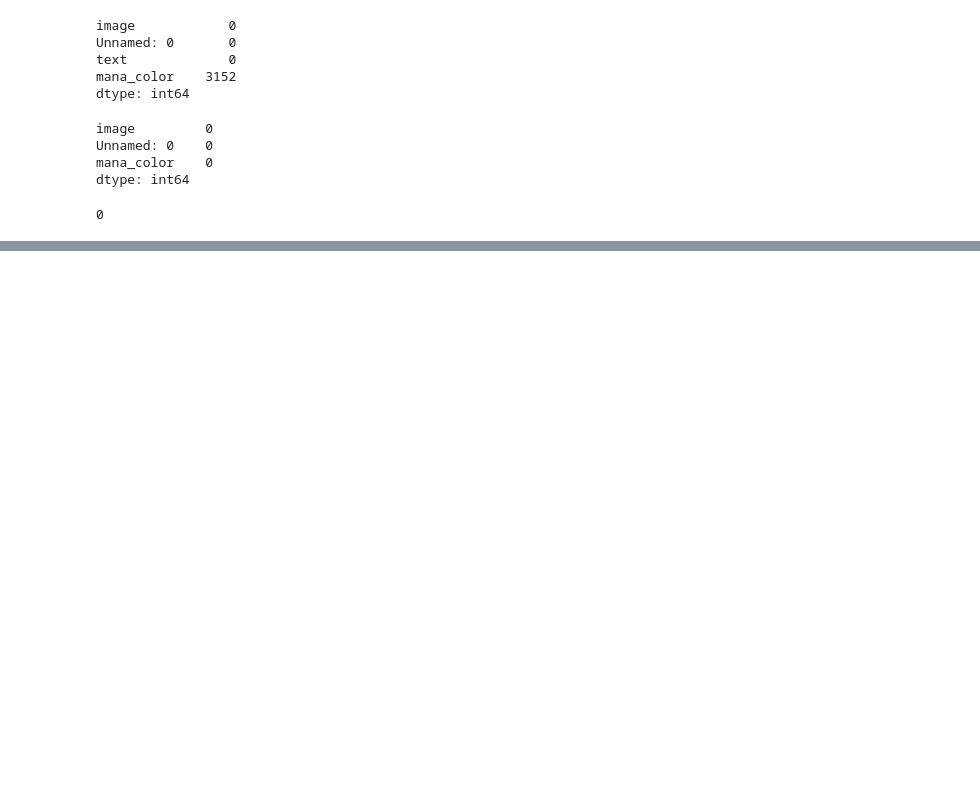
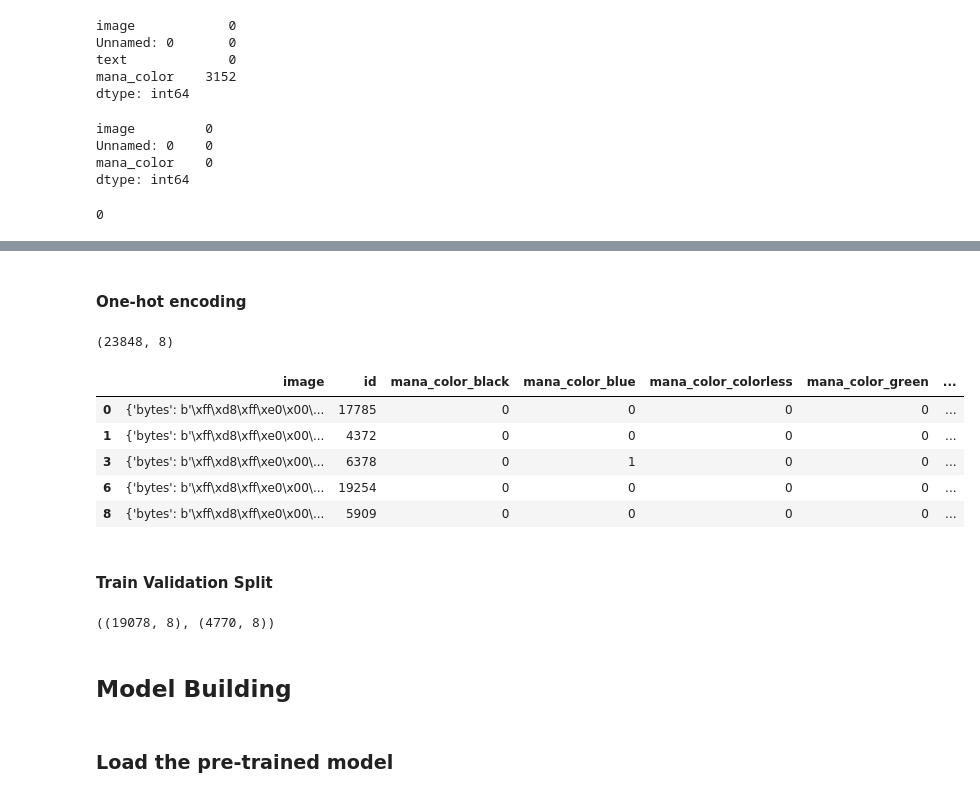
Before and after one commit to outofshape/hslu_cvai_zaubi, a Jupyter notebook: 01_DataPrep.ipynb, the cells around one changed output, grey strips where cells are left out. Drawn from its saved outputs; the diff is of its cells as text; code cells hidden in the pictures; blank space fills up the shorter version.

```diff
--- a/01_DataPrep.ipynb
+++ b/01_DataPrep.ipynb
@@ -103,0 +124,27 @@ visualize_images(df)
+# %% [markdown]
+#### One-hot encoding
+# %%
+# one-hot encode the mana_color feature
+df = pd.get_dummies(df, columns=['mana_color'], dtype=int)
+print(df.shape)
+df.head()
+# %% [output]
+(23848, 8)
+|  | image | id | mana_color_black | mana_color_blue | mana_color_colorless | mana_color_green | ... |
+| 0 | {'bytes': b'\xff\xd8\xff\xe0\x00\... | 17785 | 0 | 0 | 0 | 0 | ... |
+| 1 | {'bytes': b'\xff\xd8\xff\xe0\x00\... | 4372 | 0 | 0 | 0 | 0 | ... |
+| 3 | {'bytes': b'\xff\xd8\xff\xe0\x00\... | 6378 | 0 | 1 | 0 | 0 | ... |
+| 6 | {'bytes': b'\xff\xd8\xff\xe0\x00\... | 19254 | 0 | 0 | 0 | 0 | ... |
+| 8 | {'bytes': b'\xff\xd8\xff\xe0\x00\... | 5909 | 0 | 0 | 0 | 0 | ... |
+# %% [markdown]
+#### Train Validation Split
+# %%
+# prepare the data for training and testing
+train, validation = train_test_split(df, test_size=0.2, random_state=42)
+train.shape, validation.shape
+# %% [output]
+((19078, 8), (4770, 8))
+# %% [markdown]
+## Model Building
+# %% [markdown]
+### Load the pre-trained model
```
Also changed, not shown: parts of 20 cells of this notebook, 1 other file.
